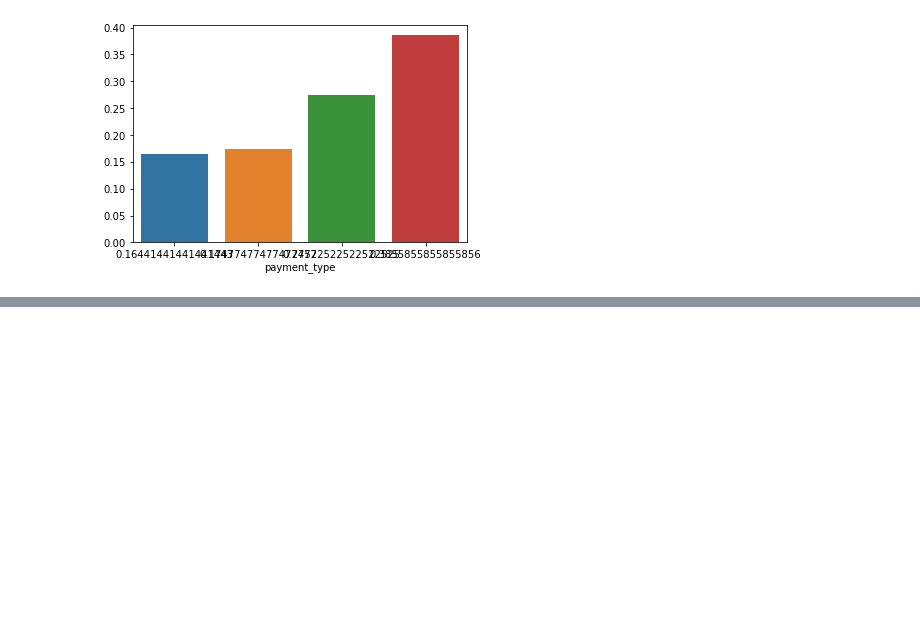
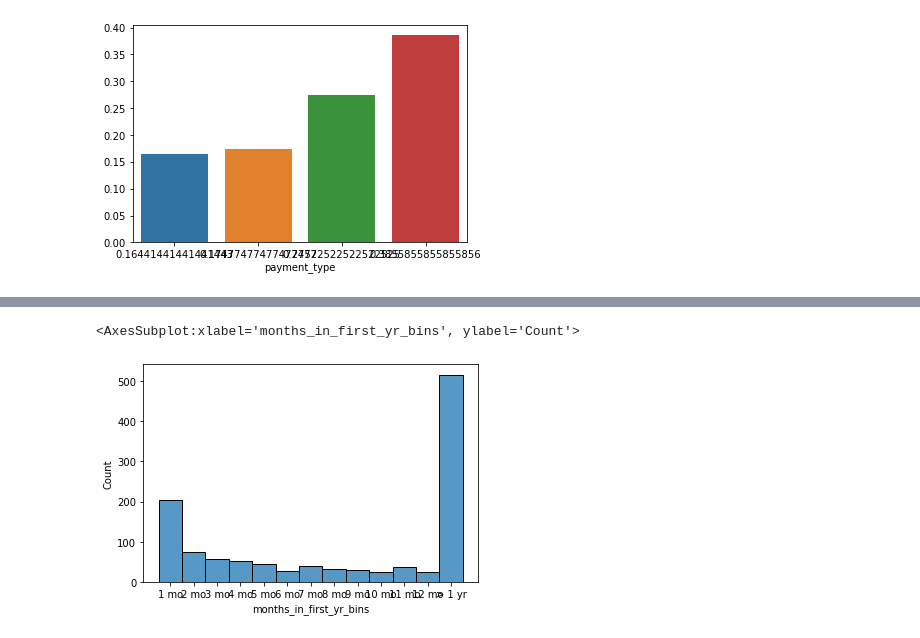
Before and after one commit to Brooke-Holyoak/numpy-pandas-visualization-exercises, a Jupyter notebook: telco_viz1_project.ipynb, the cells around one changed output, grey strips where cells are left out. Saved outputs shown, nothing was run; the diff lists cells and outputs as text; code cells hidden in the pictures; blank space fills up the shorter version.

```diff
--- a/telco_viz1_project.ipynb
+++ b/telco_viz1_project.ipynb
@@ -556,0 +557,5 @@ Name: months_in_first_yr_bins, dtype: float64
+# %%
+sns.histplot(fiber_churned.months_in_first_yr_bins)
+# %% [output]
+<AxesSubplot:xlabel='months_in_first_yr_bins', ylabel='Count'>
+[figure, added]
```
Also changed, not shown: parts of 41 cells of this notebook.
